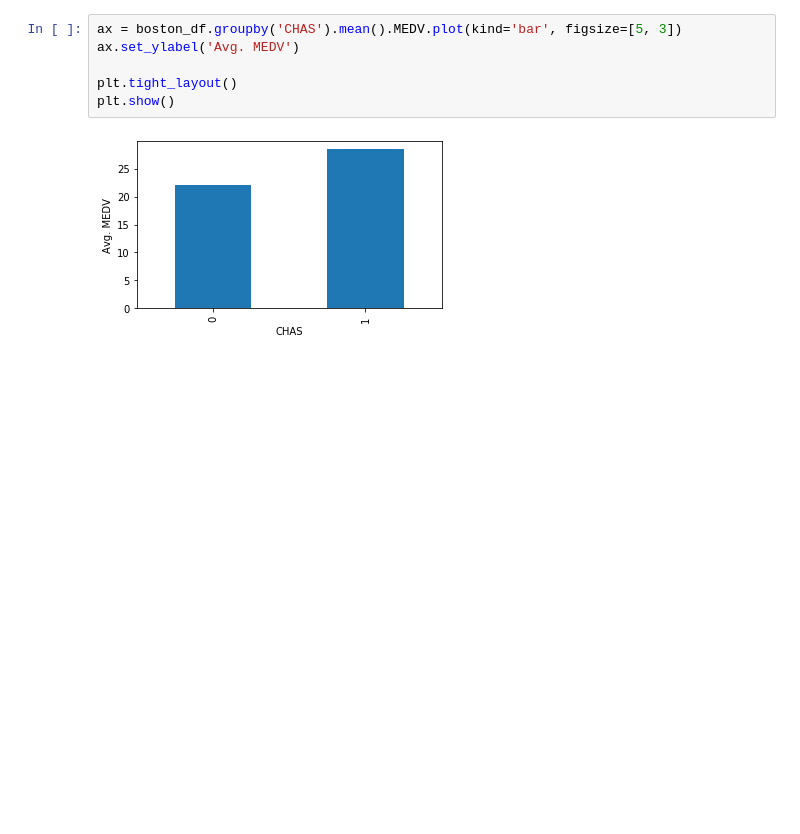
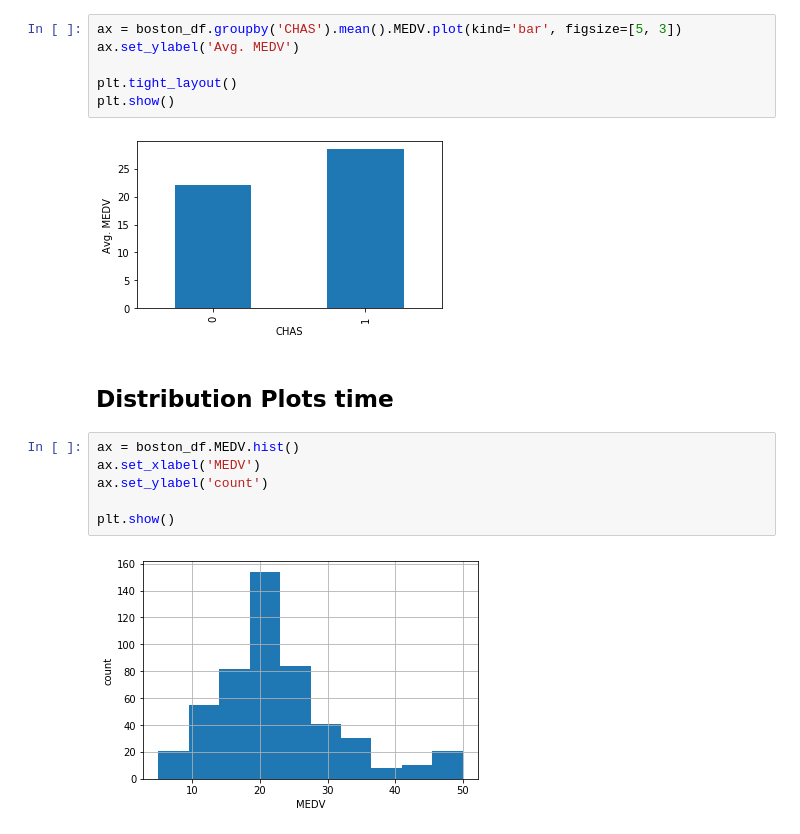
Before and after one commit to davideliason/DM4BA_Personal_Practice, a Jupyter notebook: DataVisualization_BostonHousingDataset.ipynb, the cells around one changed output. Drawn from its saved outputs; the diff is of its cells as text; blank space fills up the shorter version.

Commit message:
add distribution plots to boston df, boxplot

```diff
--- a/DataVisualization_BostonHousingDataset.ipynb
+++ b/DataVisualization_BostonHousingDataset.ipynb
@@ -152,3 +154,13 @@ plt.tight_layout()
 plt.show()
 # %% [output]
 [figure]
+# %% [markdown]
+## Distribution Plots time
+# %%
+ax = boston_df.MEDV.hist()
+ax.set_xlabel('MEDV')
+ax.set_ylabel('count')
+
+plt.show()
+# %% [output]
+[figure, added]
```
Also changed, not shown: parts of 2 cells of this notebook.
